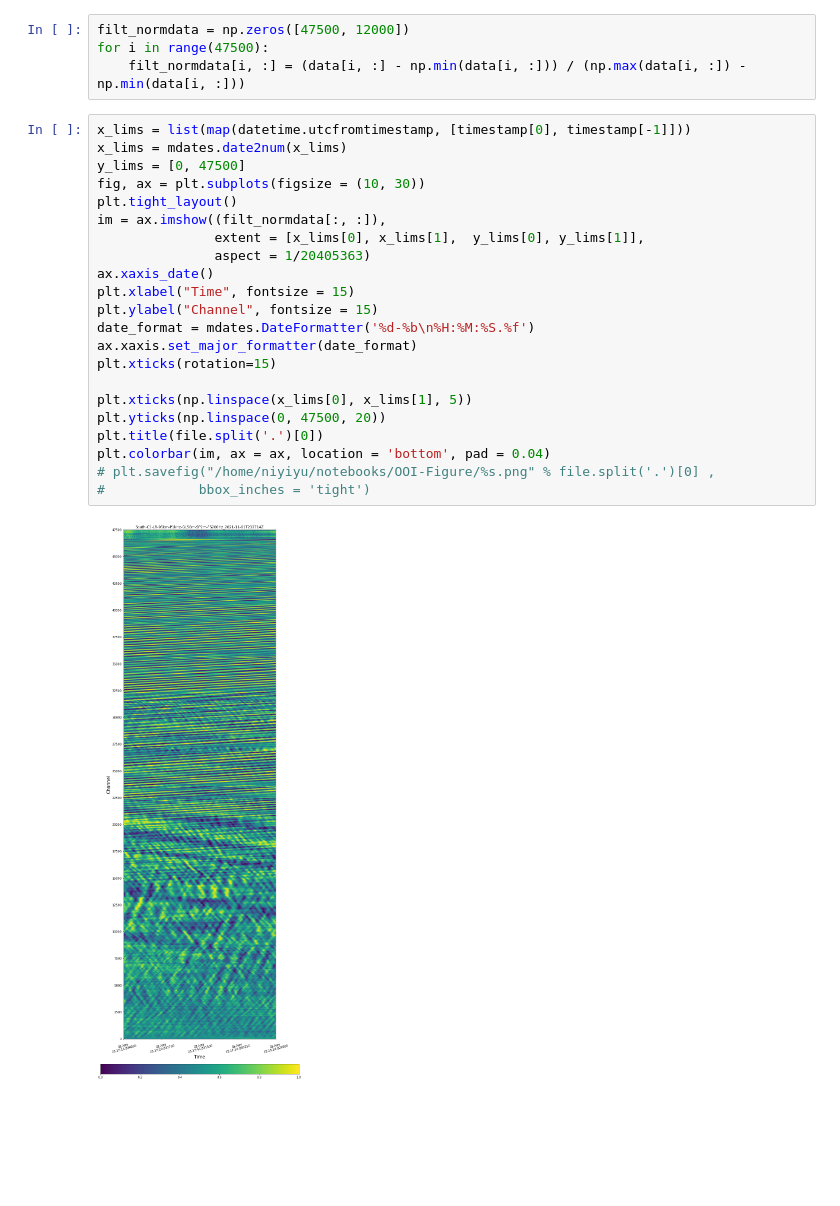
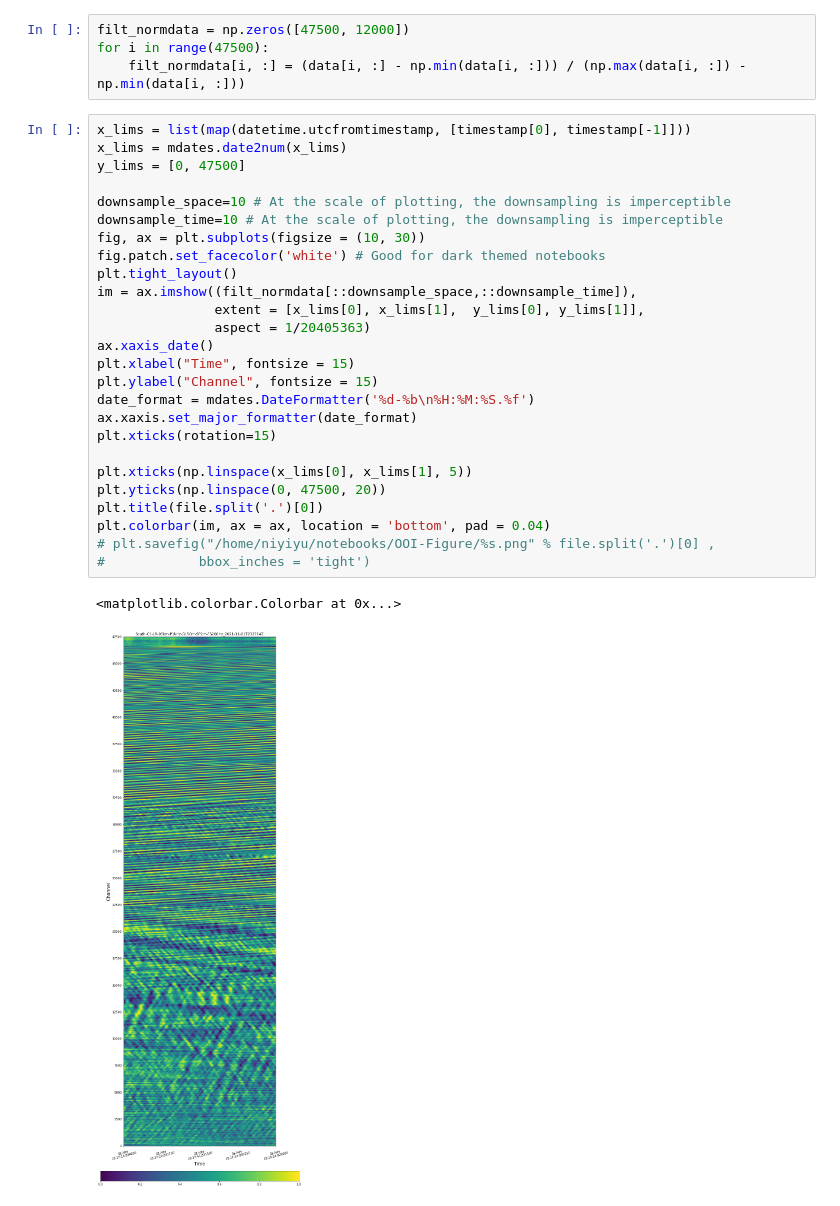
Before and after one commit to niyiyu/OOI-DAS, a Jupyter notebook: Notebook/plot_OOI.ipynb, the cells around one changed output. Cells and saved outputs as stored; diff of their text form; blank space fills up the shorter version.

Commit message:
Added sermeq-specific install comments and also added downsampling for image plotting (much faster)

```diff
--- a/Notebook/plot_OOI.ipynb
+++ b/Notebook/plot_OOI.ipynb
@@ -27,24 +33,29 @@ for i in range(47500):
 # %%
 x_lims = list(map(datetime.utcfromtimestamp, [timestamp[0], timestamp[-1]]))
 x_lims = mdates.date2num(x_lims)
 y_lims = [0, 47500]
+
+downsample_space=10 # At the scale of plotting, the downsampling is imperceptible
+downsample_time=10 # At the scale of plotting, the downsampling is imperceptible
 fig, ax = plt.subplots(figsize = (10, 30))
+fig.patch.set_facecolor('white') # Good for dark themed notebooks
 plt.tight_layout()
-im = ax.imshow((filt_normdata[:, :]),
+im = ax.imshow((filt_normdata[::downsample_space,::downsample_time]),
                extent = [x_lims[0], x_lims[1],  y_lims[0], y_lims[1]],
                aspect = 1/20405363)
 ax.xaxis_date()
 plt.xlabel("Time", fontsize = 15)
 plt.ylabel("Channel", fontsize = 15)
 date_format = mdates.DateFormatter('%d-%b\n%H:%M:%S.%f')
 ax.xaxis.set_major_formatter(date_format)
 plt.xticks(rotation=15)
 
 plt.xticks(np.linspace(x_lims[0], x_lims[1], 5))
 plt.yticks(np.linspace(0, 47500, 20))
 plt.title(file.split('.')[0])
 plt.colorbar(im, ax = ax, location = 'bottom', pad = 0.04)
 # plt.savefig("/home/niyiyu/notebooks/OOI-Figure/%s.png" % file.split('.')[0] ,
 #            bbox_inches = 'tight')
 # %% [output]
+<matplotlib.colorbar.Colorbar at 0x...>
-[figure, old version]
+[figure, new version]
```
Also changed, not shown: parts of 1 cell of this notebook.
